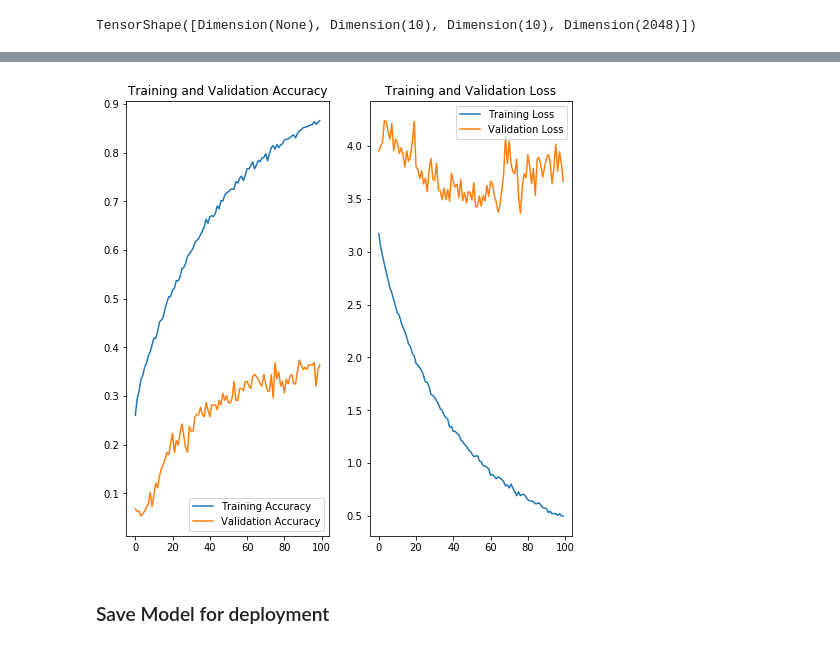
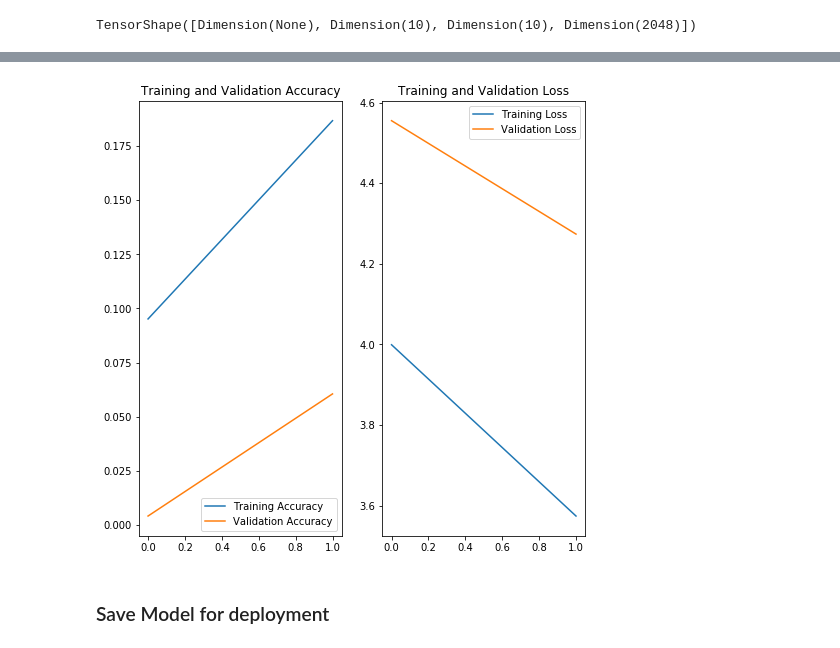
Before and after one commit to ajolson89/w251_finalproject, a Jupyter notebook: Divya_version/Image_Classification.ipynb, the cells around one changed output, grey strips where cells are left out. Saved outputs shown, nothing was run; the diff lists cells and outputs as text; code cells hidden in the pictures.

Commit message:
checking in image classification labels and notebook

```diff
--- a/Divya_version/Image_Classifciation.ipynb
+++ b/Divya_version/Image_Classification.ipynb
@@ -221,7 +221,7 @@ Below we explore different effects of image augmentation and show below the effe
 import os
 from glob import glob
 
-IMAGECLASS_TRAIN_DIR = "train"
+IMAGECLASS_TRAIN_DIR = "train2"
 IMAGECLASS_VALIDATION_DIR = "validation"
 
 result = [y for x in os.walk(IMAGECLASS_TRAIN_DIR) for y in glob(os.path.join(x[0], '*.jpg'))]
@@ -367,7 +363,7 @@ import numpy
 NUM_EPOCHS = 100
 BATCH_SIZE = 64
 num_train_images = 15000
-num_val_images = 206
+num_val_images = 479
 
 adam = Adam(lr=0.00001)
 # Can look into whether
@@ -416,28 +402,28 @@ numpy.savetxt('ImageClas_acc_history.txt', numpy.array(history.history['categori
 # %%
 import matplotlib.pyplot as plt
-acc = history.history['acc']
-val_acc = history.history['val_acc']
+acc = imageClass_history.history['categorical_accuracy']
+val_acc = imageClass_history.history['val_categorical_accuracy']
 
-loss = history.history['loss']
-val_loss = history.history['val_loss']
+loss = imageClass_history.history['loss']
+val_loss = imageClass_history.history['val_loss']
 
 epochs_range = range(NUM_EPOCHS)
 
 plt.figure(figsize=(8, 8))
 plt.subplot(1, 2, 1)
 plt.plot(epochs_range, acc, label='Training Accuracy')
 plt.plot(epochs_range, val_acc, label='Validation Accuracy')
 plt.legend(loc='lower right')
 plt.title('Training and Validation Accuracy')
 
 plt.subplot(1, 2, 2)
 plt.plot(epochs_range, loss, label='Training Loss')
 plt.plot(epochs_range, val_loss, label='Validation Loss')
 plt.legend(loc='upper right')
 plt.title('Training and Validation Loss')
 plt.show()
 # %% [output]
-[figure, old version]
+[figure, new version]
 # %% [markdown]
 ### Save Model for deployment
 # %%
```
Also changed, not shown: parts of 11 cells of this notebook, 1 other file.
